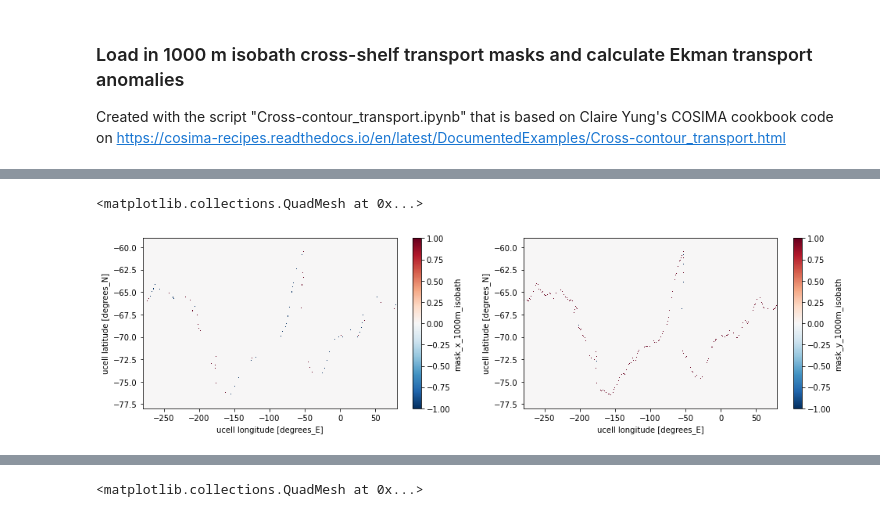
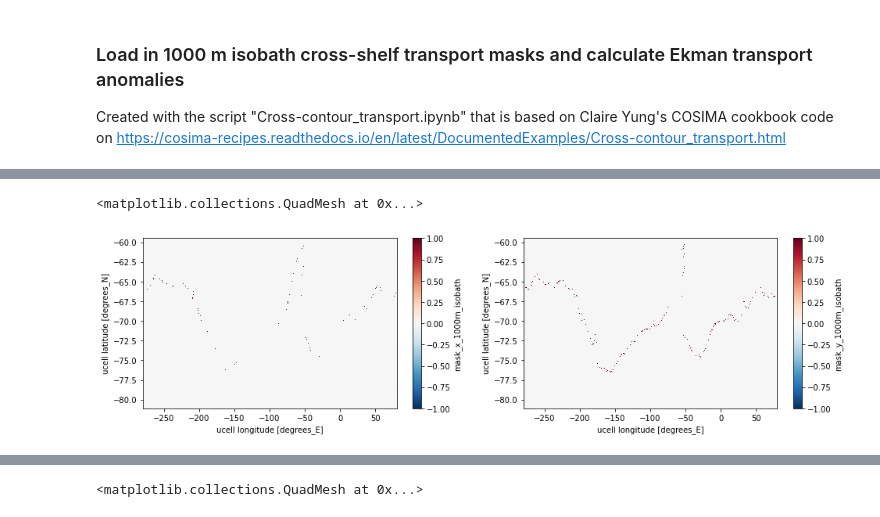
Before and after one commit to mauricehuguenin/ENSO-Antarctica_scripts, a Jupyter notebook: time_series_N34_and_simulated_N34_along_with_temps.ipynb, the cells around one changed output, grey strips where cells are left out. Cells and saved outputs as stored; diff of their text form; code cells hidden in the pictures.

```diff
--- a/time_series_N34_and_simulated_N34_along_with_temps.ipynb
+++ b/time_series_N34_and_simulated_N34_along_with_temps.ipynb
@@ -576,7 +460,7 @@ Created with the script "Cross-contour_transport.ipynb" that is based on Claire
 # %%
 %%time
 # save masks for both x transport and y transport as netcdf file
-mask_x_transport_ucells = xr.open_dataset('/g/data/e14/mv7494/mask_x_transport_ucells_1000m_isobath_ACCESS-OM2-01.nc').mask_x_1000m_isobath
-mask_y_transport_ucells = xr.open_dataset('/g/data/e14/mv7494/mask_y_transport_ucells_1000m_isobath_ACCESS-OM2-01.nc').mask_y_1000m_isobath
+mask_x_transport_ucells = xr.open_dataset('/g/data/e14/mv7494/ACCESS-OM2-01_transport_masks/mask_x_transport_ucells_1000m_isobath_ACCESS-OM2-01_from90S.nc').mask_x_1000m_isobath
+mask_y_transport_ucells = xr.open_dataset('/g/data/e14/mv7494/ACCESS-OM2-01_transport_masks/mask_y_transport_ucells_1000m_isobath_ACCESS-OM2-01_from90S.nc').mask_y_1000m_isobath
 plt.figure(figsize=(16,4)); plt.subplot(1,2,1); mask_x_transport_ucells.plot(); plt.subplot(1,2,2); mask_y_transport_ucells.plot()
 # %% [output]
@@ -585,5 +469,5 @@ Wall time: 576 ms
 <matplotlib.collections.QuadMesh at 0x...>
-[figure, old version]
+[figure, new version]
 # %%
 %%time
 for f in [1,2]: # loop through both El Niño and La Niña simulations
```
Also changed, not shown: parts of 59 cells of this notebook.
